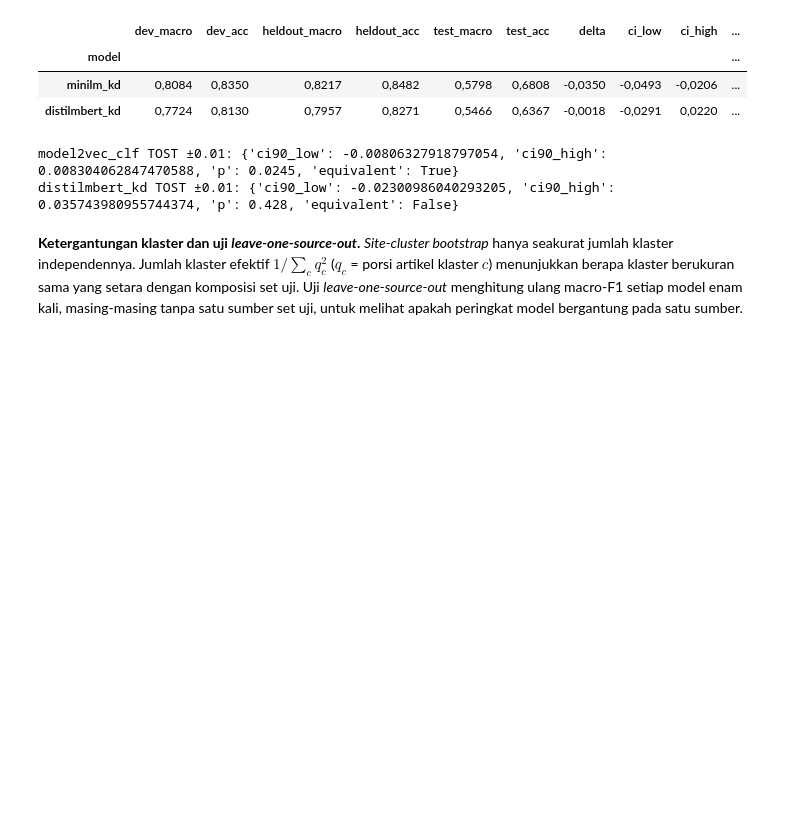
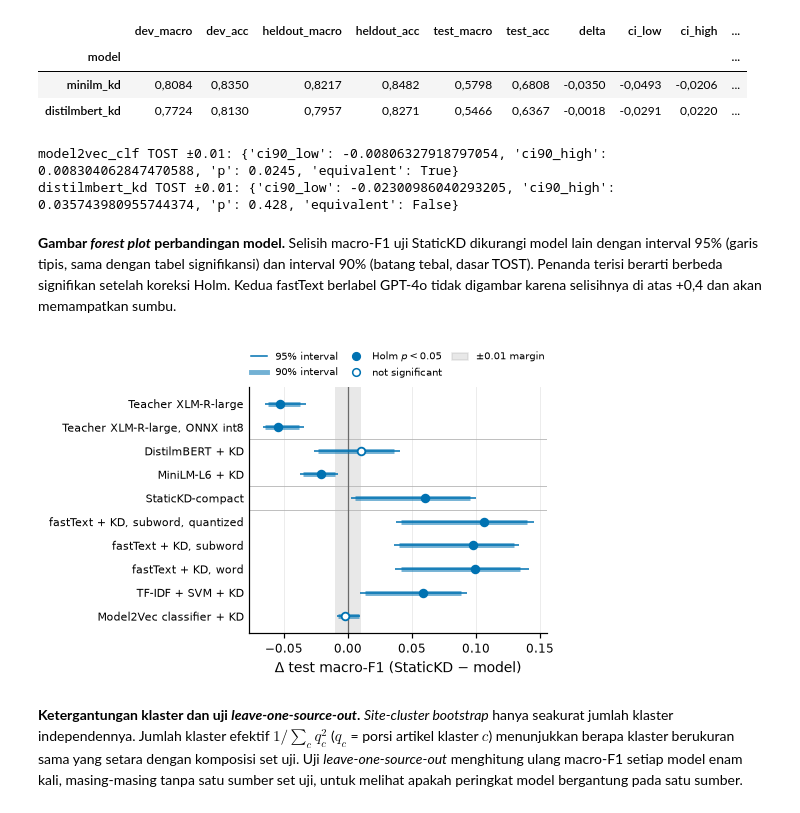
Before and after one commit to obikastanya/iptc_lightweight_label_detection, a Jupyter notebook: notebooks/StaticKD_IPTC_final.ipynb, the cells around one changed output. Drawn from its saved outputs; the diff is of its cells as text; code cells hidden in the pictures; blank space fills up the shorter version.

```diff
--- a/notebooks/StaticKD_IPTC_final.ipynb
+++ b/notebooks/StaticKD_IPTC_final.ipynb
@@ -1295,6 +1295,26 @@ for m in [m for m in ("model2vec_clf", "distilmbert_kd") if m in main_table.inde
 | distilmbert_kd | 0,7724 | 0,8130 | 0,7957 | 0,8271 | 0,5466 | 0,6367 | -0,0018 | -0,0291 | 0,0220 | ... |
 model2vec_clf TOST ±0.01: {'ci90_low': -0.00806327918797054, 'ci90_high': 0.008304062847470588, 'p': 0.0245, 'equivalent': True}
 distilmbert_kd TOST ±0.01: {'ci90_low': -0.02300986040293205, 'ci90_high': 0.035743980955744374, 'p': 0.428, 'equivalent': False}
+# %% [markdown]
+**Gambar *forest plot* perbandingan model.** Selisih macro-F1 uji StaticKD dikurangi model lain dengan
+interval 95% (garis tipis, sama dengan tabel signifikansi) dan interval 90% (batang tebal, dasar TOST).
+Penanda terisi berarti berbeda signifikan setelah koreksi Holm. Kedua fastText berlabel GPT-4o tidak
+digambar karena selisihnya di atas +0,4 dan akan memampatkan sumbu.
+# %%
+FOREST_MODELS = [m for m in MAIN if m != "statickd" and not m.startswith("ft_gpt")]
+tvf = ev.eval_view("test"); yf = tvf.y.to_numpy(); clf = tvf.cluster.to_numpy()
+st_test = sig[sig.set == "test"].set_index("vs")
+f_rows = []
+for m in FOREST_MODELS:
+    pb = ev.paired_bootstrap_seeds(yf, [ev.pred_view("statickd", "test")], [ev.pred_view(key(m), "test")], clusters=clf, n_boot=2 * N_BOOT)
+    tt = ev.tost(pb["diffs"], 0.01)
+    r = st_test.loc[m]
+    f_rows.append((an.MODELS[m][0], r.f1_delta, (r.f1_ci_low, r.f1_ci_high), (tt["ci90_low"], tt["ci90_high"]), r.p_boot_holm < 0.05))
+fig, ax = plt.subplots(figsize=(3.5, 2.9))
+viz.forest(ax, *zip(*f_rows), margin=0.01, xlabel="$\\Delta$ test macro-F1 (StaticKD $-$ model)", breaks=(2, 4, 5))
+viz.show_and_save(fig, "fig_sig_forest")
+# %% [output]
+[figure, added]
 # %% [markdown]
 **Ketergantungan klaster dan uji *leave-one-source-out*.** *Site-cluster bootstrap* hanya seakurat jumlah
 klaster independennya. Jumlah klaster efektif $1/\sum_c q_c^2$ ($q_c$ = porsi artikel klaster $c$)
```
Also changed, not shown: parts of 3 cells of this notebook, 34 other files.
